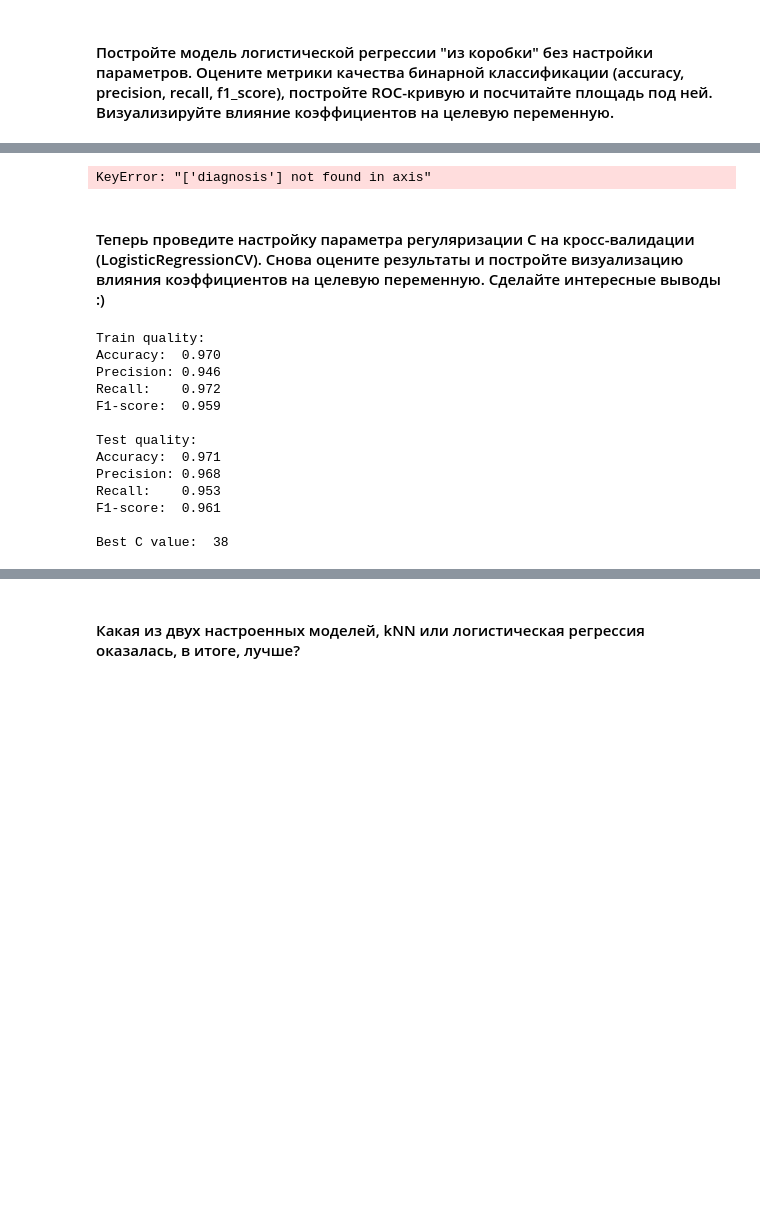
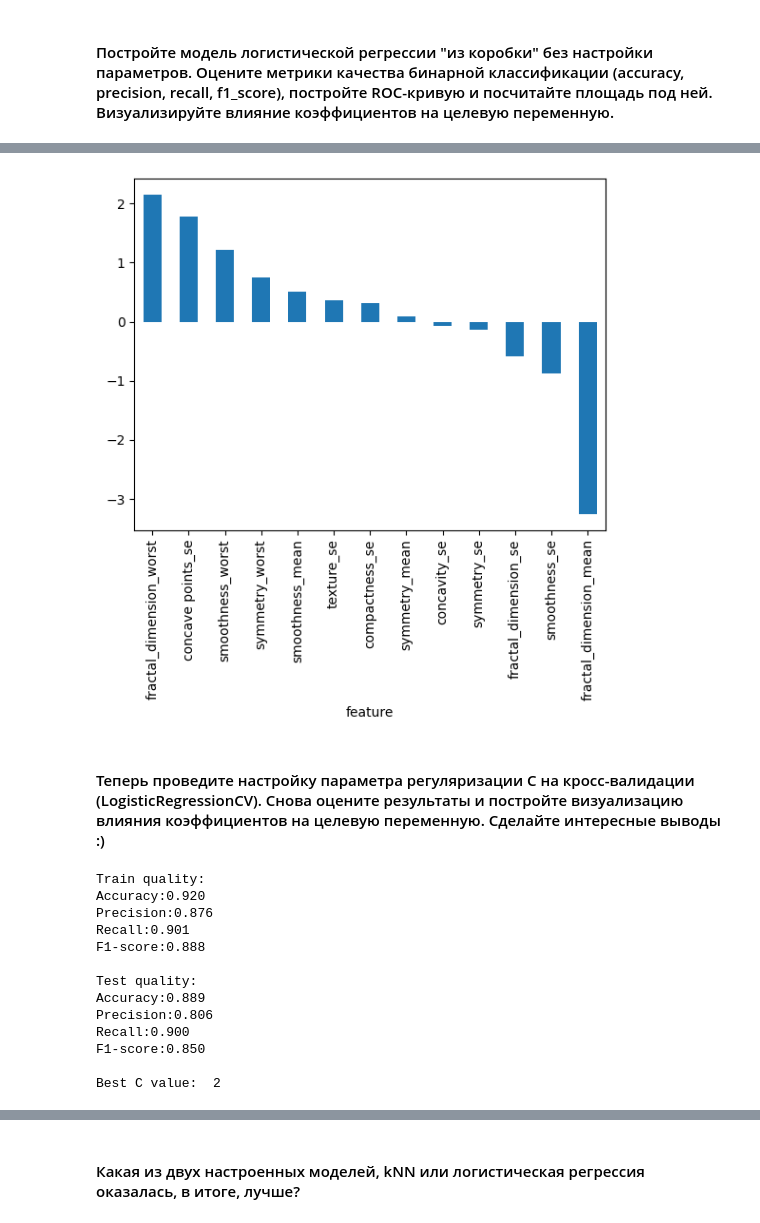
Before and after one commit to ZhannaBotasheva/ML_Basic_Botasheva, a Jupyter notebook: hw-5/hw-5.ipynb, the cells around one changed output, grey strips where cells are left out. Saved outputs shown, nothing was run; the diff lists cells and outputs as text; code cells hidden in the pictures; blank space fills up the shorter version.

```diff
--- a/hw-5/hw-5.ipynb
+++ b/hw-5/hw-5.ipynb
@@ -369,12 +401,14 @@ ROC-AUC  0.96
 # %%
-featureImportance = pd.DataFrame({"feature": data.drop(columns='diagnosis').columns,
-                                  "importance": log_reg.coef_[0]})
+featureImportance = pd.DataFrame({
+    "feature": data.drop(columns='diagnosis').columns,
+    "importance": log_reg.coef_[0]
+})
 
 featureImportance.set_index('feature', inplace=True)
 featureImportance.sort_values(["importance"], ascending=False, inplace=True)
 featureImportance["importance"].plot.bar();
 # %% [output]
-KeyError: "['diagnosis'] not found in axis"
+[figure, added]
 # %% [markdown]
 #### Теперь проведите настройку параметра регуляризации C на кросс-валидации (LogisticRegressionCV). Снова оцените результаты и постройте визуализацию влияния коэффициентов на целевую переменную. Сделайте интересные выводы :)
 # %%
@@ -384,25 +418,25 @@ log_reg = LogisticRegressionCV(Cs=range(1, 100))
 log_reg.fit(X_train, y_train)
 
 print("Train quality:")
-print_quality(log_reg.predict(X_train), y_train)
+quality(log_reg.predict(X_train), y_train)
 print("\nTest quality:")
-print_quality(log_reg.predict(X_test), y_test)
+quality(log_reg.predict(X_test), y_test)
 
 print("\nBest C value: ", log_reg.C_[0])
 # %% [output]
 Train quality:
-Accuracy:  0.970
-Precision: 0.946
-Recall:    0.972
-F1-score:  0.959
+Accuracy:0.920
+Precision:0.876
+Recall:0.901
+F1-score:0.888
 
 Test quality:
-Accuracy:  0.971
-Precision: 0.968
-Recall:    0.953
-F1-score:  0.961
+Accuracy:0.889
+Precision:0.806
+Recall:0.900
+F1-score:0.850
 
-Best C value:  38
+Best C value:  2
 # %%
 plot_roc_curve(log_reg, X_test, y_test)
 
```
Also changed, not shown: parts of 16 cells of this notebook.
